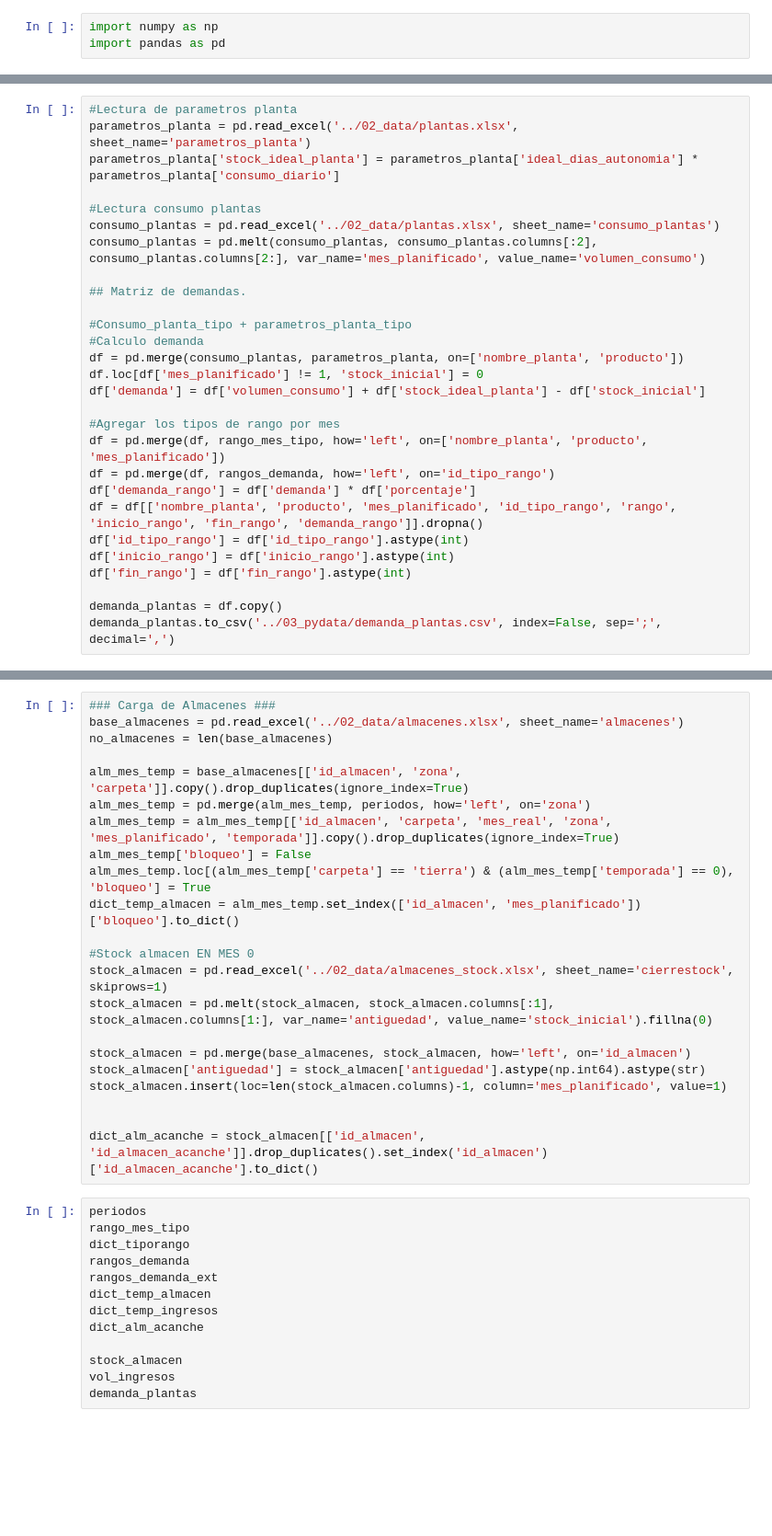
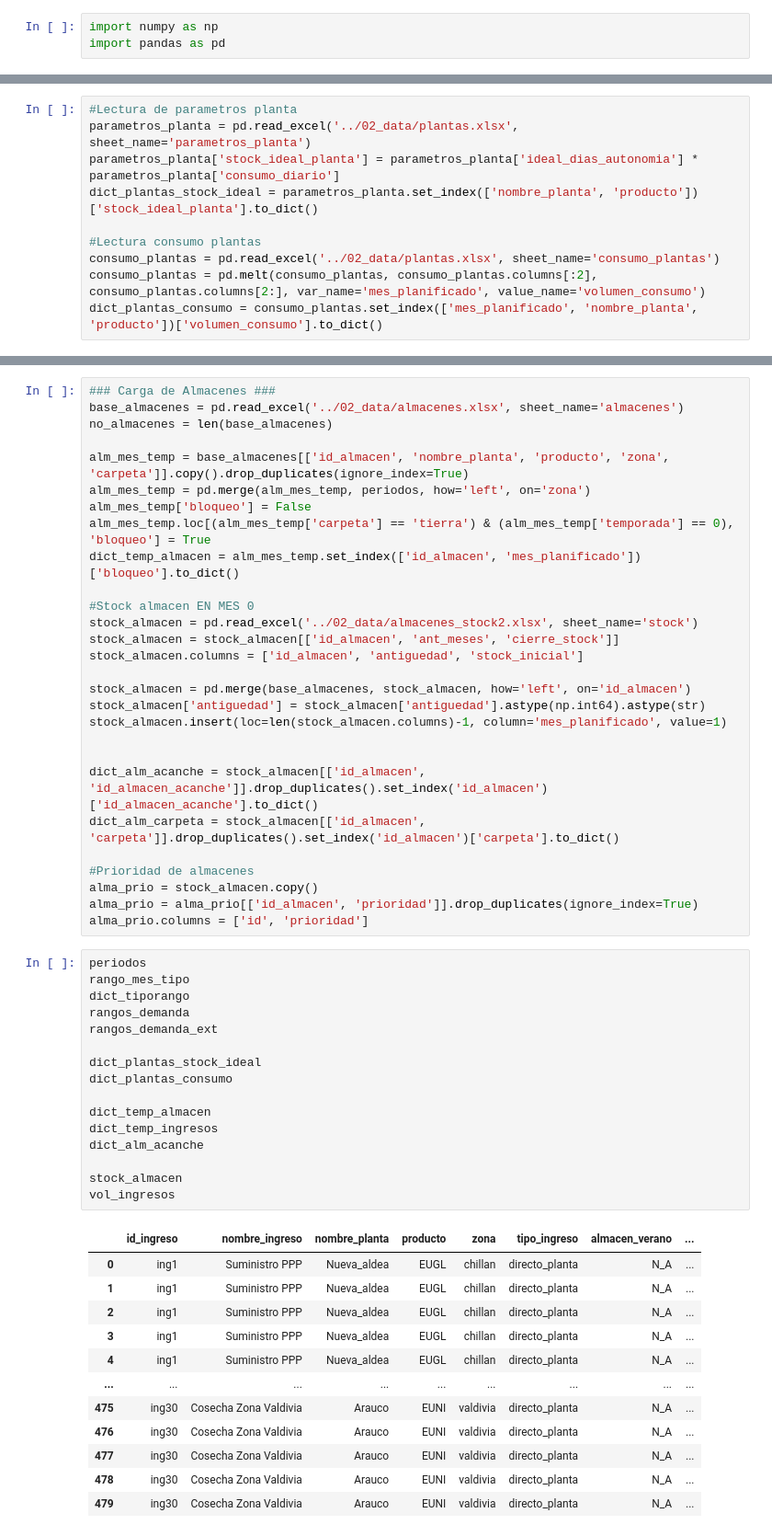
Before and after one commit to ptoledor/heu_opticliente, a Jupyter notebook: 01_notebooks/algo.ipynb, the cells around one changed output, grey strips where cells are left out. Shown at 92% size. Drawn from its saved outputs; the diff is of its cells as text; blank space fills up the shorter version.

```diff
--- a/01_notebooks/algo.ipynb
+++ b/01_notebooks/algo.ipynb
@@ -68,30 +77,12 @@ rangos_demanda
 #Lectura de parametros planta
 parametros_planta = pd.read_excel('../02_data/plantas.xlsx', sheet_name='parametros_planta')
 parametros_planta['stock_ideal_planta'] = parametros_planta['ideal_dias_autonomia'] * parametros_planta['consumo_diario']
+dict_plantas_stock_ideal = parametros_planta.set_index(['nombre_planta', 'producto'])['stock_ideal_planta'].to_dict()
 
 #Lectura consumo plantas
 consumo_plantas = pd.read_excel('../02_data/plantas.xlsx', sheet_name='consumo_plantas')
 consumo_plantas = pd.melt(consumo_plantas, consumo_plantas.columns[:2], consumo_plantas.columns[2:], var_name='mes_planificado', value_name='volumen_consumo')
-
-## Matriz de demandas.
-
-#Consumo_planta_tipo + parametros_planta_tipo
-#Calculo demanda
-df = pd.merge(consumo_plantas, parametros_planta, on=['nombre_planta', 'producto'])
-df.loc[df['mes_planificado'] != 1, 'stock_inicial'] = 0
-df['demanda'] = df['volumen_consumo'] + df['stock_ideal_planta'] - df['stock_inicial']
-
-#Agregar los tipos de rango por mes
-df = pd.merge(df, rango_mes_tipo, how='left', on=['nombre_planta', 'producto', 'mes_planificado'])
-df = pd.merge(df, rangos_demanda, how='left', on='id_tipo_rango')
-df['demanda_rango'] = df['demanda'] * df['porcentaje']
-df = df[['nombre_planta', 'producto', 'mes_planificado', 'id_tipo_rango', 'rango', 'inicio_rango', 'fin_rango', 'demanda_rango']].dropna()
-df['id_tipo_rango'] = df['id_tipo_rango'].astype(int)
-df['inicio_rango'] = df['inicio_rango'].astype(int)
-df['fin_rango'] = df['fin_rango'].astype(int)
-
-demanda_plantas = df.copy()
-demanda_plantas.to_csv('../03_pydata/demanda_plantas.csv', index=False, sep=';', decimal=',')
+dict_plantas_consumo = consumo_plantas.set_index(['mes_planificado', 'nombre_planta', 'producto'])['volumen_consumo'].to_dict()
 # %%
 #Carga Ingresos: Compras y produccion
 base_ingresos = pd.read_excel('../02_data/ingresos.xlsx', sheet_name='ingresos')
@@ -112,16 +110,16 @@ vol_ingresos.to_csv('../03_pydata/ingresos_volumen.csv', sep=';', decimal=',', i
 base_almacenes = pd.read_excel('../02_data/almacenes.xlsx', sheet_name='almacenes')
 no_almacenes = len(base_almacenes)
 
-alm_mes_temp = base_almacenes[['id_almacen', 'zona', 'carpeta']].copy().drop_duplicates(ignore_index=True)
+alm_mes_temp = base_almacenes[['id_almacen', 'nombre_planta', 'producto', 'zona', 'carpeta']].copy().drop_duplicates(ignore_index=True)
 alm_mes_temp = pd.merge(alm_mes_temp, periodos, how='left', on='zona')
-alm_mes_temp = alm_mes_temp[['id_almacen', 'carpeta', 'mes_real', 'zona', 'mes_planificado', 'temporada']].copy().drop_duplicates(ignore_index=True)
 alm_mes_temp['bloqueo'] = False
 alm_mes_temp.loc[(alm_mes_temp['carpeta'] == 'tierra') & (alm_mes_temp['temporada'] == 0), 'bloqueo'] = True
 dict_temp_almacen = alm_mes_temp.set_index(['id_almacen', 'mes_planificado'])['bloqueo'].to_dict()
 
 #Stock almacen EN MES 0
-stock_almacen = pd.read_excel('../02_data/almacenes_stock.xlsx', sheet_name='cierrestock', skiprows=1)
-stock_almacen = pd.melt(stock_almacen, stock_almacen.columns[:1], stock_almacen.columns[1:], var_name='antiguedad', value_name='stock_inicial').fillna(0)
+stock_almacen = pd.read_excel('../02_data/almacenes_stock2.xlsx', sheet_name='stock')
+stock_almacen = stock_almacen[['id_almacen', 'ant_meses', 'cierre_stock']]
+stock_almacen.columns = ['id_almacen', 'antiguedad', 'stock_inicial']
 
 stock_almacen = pd.merge(base_almacenes, stock_almacen, how='left', on='id_almacen')
 stock_almacen['antiguedad'] = stock_almacen['antiguedad'].astype(np.int64).astype(str)
@@ -129,16 +127,38 @@ stock_almacen.insert(loc=len(stock_almacen.columns)-1, column='mes_planificado',
 
 
 dict_alm_acanche = stock_almacen[['id_almacen', 'id_almacen_acanche']].drop_duplicates().set_index('id_almacen')['id_almacen_acanche'].to_dict()
+dict_alm_carpeta = stock_almacen[['id_almacen', 'carpeta']].drop_duplicates().set_index('id_almacen')['carpeta'].to_dict()
+
+#Prioridad de almacenes
+alma_prio = stock_almacen.copy()
+alma_prio = alma_prio[['id_almacen', 'prioridad']].drop_duplicates(ignore_index=True)
+alma_prio.columns = ['id', 'prioridad']
 # %%
 periodos
 rango_mes_tipo
 dict_tiporango
 rangos_demanda
 rangos_demanda_ext
+
+dict_plantas_stock_ideal
+dict_plantas_consumo
+
 dict_temp_almacen
 dict_temp_ingresos
 dict_alm_acanche
 
 stock_almacen
 vol_ingresos
-demanda_plantas
+# %% [output]
+|  | id_ingreso | nombre_ingreso | nombre_planta | producto | zona | tipo_ingreso | almacen_verano | ... |
+| 0 | ing1 | Suministro PPP | Nueva_aldea | EUGL | chillan | directo_planta | N_A | ... |
+| 1 | ing1 | Suministro PPP | Nueva_aldea | EUGL | chillan | directo_planta | N_A | ... |
+| 2 | ing1 | Suministro PPP | Nueva_aldea | EUGL | chillan | directo_planta | N_A | ... |
+| 3 | ing1 | Suministro PPP | Nueva_aldea | EUGL | chillan | directo_planta | N_A | ... |
+| 4 | ing1 | Suministro PPP | Nueva_aldea | EUGL | chillan | directo_planta | N_A | ... |
+| ... | ... | ... | ... | ... | ... | ... | ... | ... |
+| 475 | ing30 | Cosecha Zona Valdivia | Arauco | EUNI | valdivia | directo_planta | N_A | ... |
+| 476 | ing30 | Cosecha Zona Valdivia | Arauco | EUNI | valdivia | directo_planta | N_A | ... |
+| 477 | ing30 | Cosecha Zona Valdivia | Arauco | EUNI | valdivia | directo_planta | N_A | ... |
+| 478 | ing30 | Cosecha Zona Valdivia | Arauco | EUNI | valdivia | directo_planta | N_A | ... |
+| 479 | ing30 | Cosecha Zona Valdivia | Arauco | EUNI | valdivia | directo_planta | N_A | ... |
```
Also changed, not shown: parts of 13 cells of this notebook, 11 other files.
